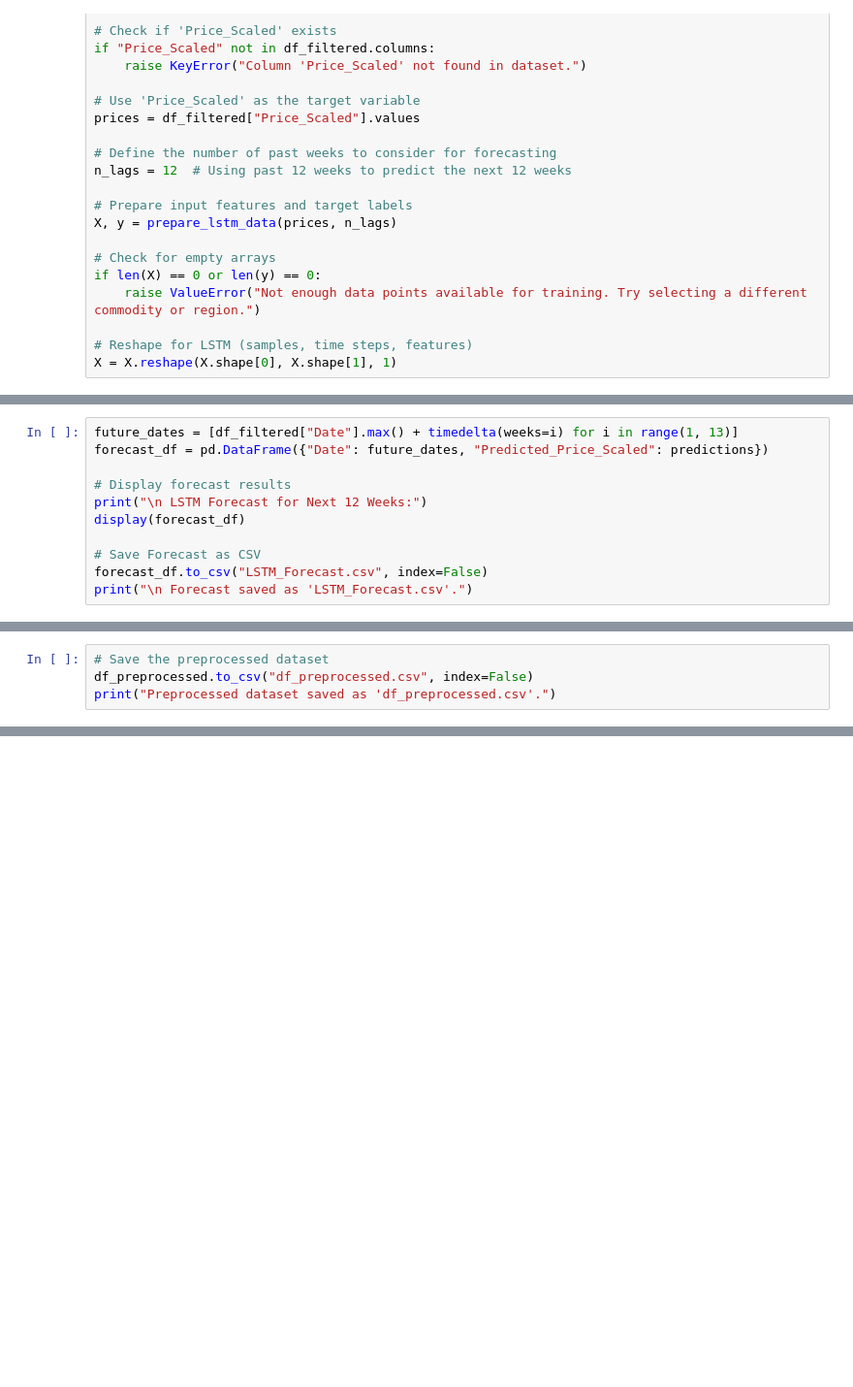
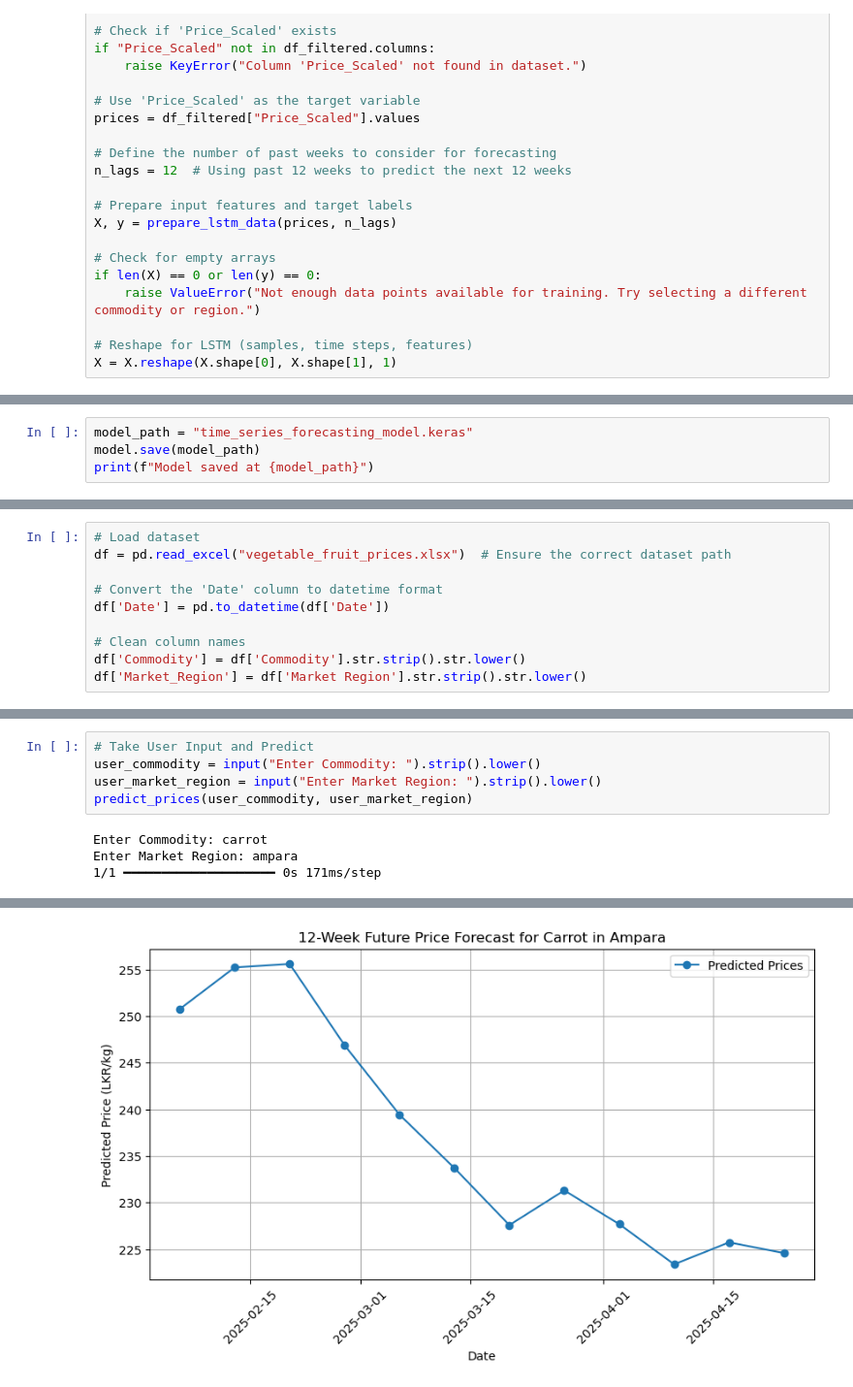
Before and after one commit to uvindu12/AgroEdge-Frontend, a Jupyter notebook: server/ML_part/price_forcasting/Time series crop price.ipynb, the cells around one changed output, grey strips where cells are left out. Shown at 97% size. Cells and saved outputs as stored; diff of their text form; blank space fills up the shorter version.

Commit message:
upgrade proce prediction with inputs(vegetable) and (district)

```diff
--- a/server/ML_part/price_forcasting/Time series crop price.ipynb
+++ b/server/ML_part/price_forcasting/Time series crop price.ipynb
@@ -388,11 +438,4 @@ history = model.fit(
 # %%
-future_dates = [df_filtered["Date"].max() + timedelta(weeks=i) for i in range(1, 13)]
-forecast_df = pd.DataFrame({"Date": future_dates, "Predicted_Price_Scaled": predictions})
-
-# Display forecast results
-print("\n LSTM Forecast for Next 12 Weeks:")
-display(forecast_df)
-
-# Save Forecast as CSV
-forecast_df.to_csv("LSTM_Forecast.csv", index=False)
-print("\n Forecast saved as 'LSTM_Forecast.csv'.")
+model_path = "time_series_forecasting_model.keras"
+model.save(model_path)
+print(f"Model saved at {model_path}")
@@ -403,5 +450,11 @@ print("Model saved as 'lstm_price_forecast.h5'")
 # %%
-# Save the preprocessed dataset
-df_preprocessed.to_csv("df_preprocessed.csv", index=False)
-print("Preprocessed dataset saved as 'df_preprocessed.csv'.")
+# Load dataset
+df = pd.read_excel("vegetable_fruit_prices.xlsx")  # Ensure the correct dataset path
+
+# Convert the 'Date' column to datetime format
+df['Date'] = pd.to_datetime(df['Date'])
+
+# Clean column names
+df['Commodity'] = df['Commodity'].str.strip().str.lower()
+df['Market_Region'] = df['Market Region'].str.strip().str.lower()
 # %%
@@ -485,0 +528,9 @@ print("Forecast saved as 'LSTM_Forecast_Unscaled.csv'.")
+# %%
+# Take User Input and Predict
+user_commodity = input("Enter Commodity: ").strip().lower()
+user_market_region = input("Enter Market Region: ").strip().lower()
+predict_prices(user_commodity, user_market_region)
+# %% [output]
+Enter Commodity: carrot
+Enter Market Region: ampara
+1/1 ━━━━━━━━━━━━━━━━━━━━ 0s 171ms/step
@@ -485,0 +554 @@ print("Forecast saved as 'LSTM_Forecast_Unscaled.csv'.")
+[figure, added]
```
Also changed, not shown: parts of 11 cells of this notebook, 3 other files.
